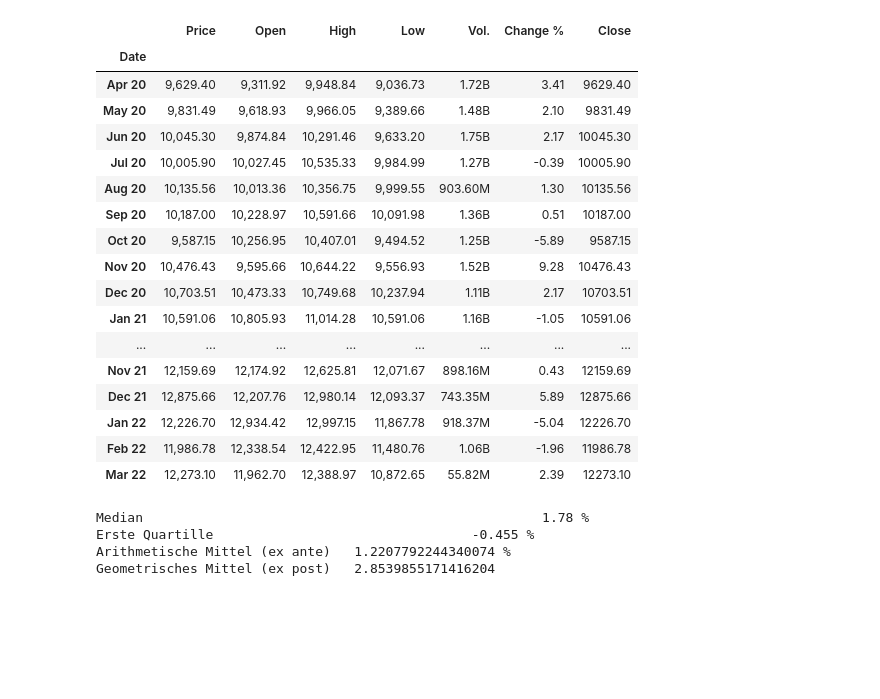
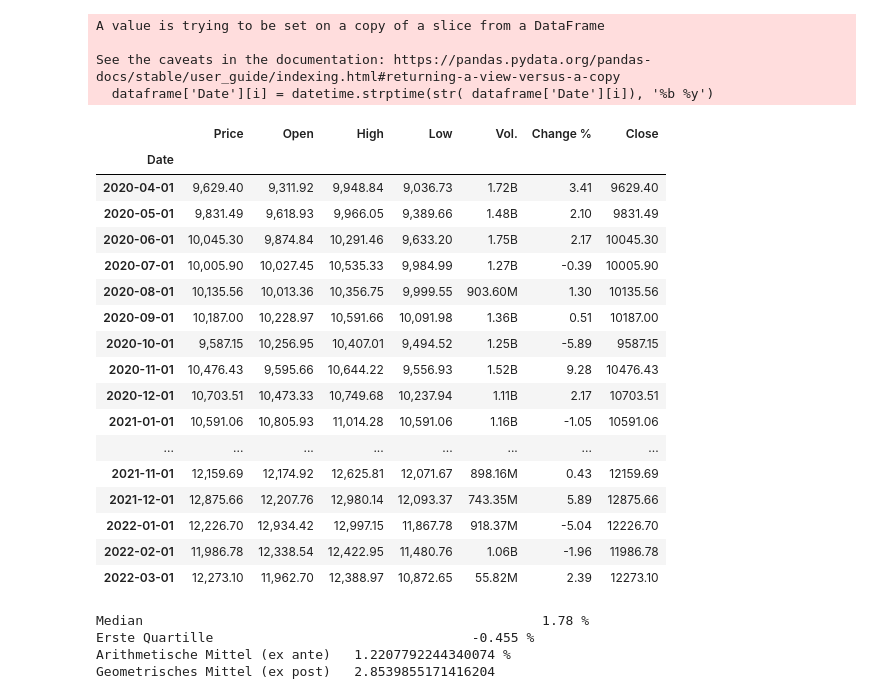
Before and after one commit to TobiasFatzer/STAT_Abgabe, a Jupyter notebook: STAT.ipynb, the cells around one changed output. Cells and saved outputs as stored; diff of their text form; code cells hidden in the pictures; blank space fills up the shorter version.

```diff
--- a/STAT.ipynb
+++ b/STAT.ipynb
@@ -8,10 +11,16 @@ import matplotlib.pyplot as plt #Import matplotlip
 #answer = input("Would you like stored or fresh data? (stored, fresh)")
 answer = 'stored'
 if(answer == 'stored'):
-    dataframe = pd.read_csv(os.path.dirname(os.path.realpath('SMI_Historical_Data.csv')) + '/SMI_Historical_Data.csv',   index_col=0)
+    dataframe = pd.read_csv(os.path.dirname(os.path.realpath('SMI_Historical_Data.csv')) + '/SMI_Historical_Data.csv')
     dataframe['Close'] = dataframe['Price'].str.replace(',','').astype(float)
     dataframe['Change %'] = dataframe['Change %'].str.replace('%','').astype(float)
     dataframe = dataframe.iloc[::-1]
+    for i in range(0, len(dataframe.index)):
+        dataframe['Date'][i] = datetime.strptime(str( dataframe['Date'][i]), '%b %y')
+    dataframe.index = dataframe['Date']
+    dataframe.drop('Date', axis=1, inplace=True)
+
+    #dataframe.index = pd.to_datetime(datetime.strptime(str(dataframe.index), '%M%Y'))
 
 
 if(answer == 'fresh'):
@@ -25,21 +51,25 @@ dataframe
+A value is trying to be set on a copy of a slice from a DataFrame
+
+See the caveats in the documentation: https://pandas.pydata.org/pandas-docs/stable/user_guide/indexing.html#returning-a-view-versus-a-copy
+  dataframe['Date'][i] = datetime.strptime(str( dataframe['Date'][i]), '%b %y')
 |  | Price | Open | High | Low | Vol. | Change % | Close |
 | Date |  |  |  |  |  |  |  |
-| Apr 20 | 9,629.40 | 9,311.92 | 9,948.84 | 9,036.73 | 1.72B | 3.41 | 9629.40 |
-| May 20 | 9,831.49 | 9,618.93 | 9,966.05 | 9,389.66 | 1.48B | 2.10 | 9831.49 |
-| Jun 20 | 10,045.30 | 9,874.84 | 10,291.46 | 9,633.20 | 1.75B | 2.17 | 10045.30 |
-| Jul 20 | 10,005.90 | 10,027.45 | 10,535.33 | 9,984.99 | 1.27B | -0.39 | 10005.90 |
-| Aug 20 | 10,135.56 | 10,013.36 | 10,356.75 | 9,999.55 | 903.60M | 1.30 | 10135.56 |
-| Sep 20 | 10,187.00 | 10,228.97 | 10,591.66 | 10,091.98 | 1.36B | 0.51 | 10187.00 |
-| Oct 20 | 9,587.15 | 10,256.95 | 10,407.01 | 9,494.52 | 1.25B | -5.89 | 9587.15 |
-| Nov 20 | 10,476.43 | 9,595.66 | 10,644.22 | 9,556.93 | 1.52B | 9.28 | 10476.43 |
-| Dec 20 | 10,703.51 | 10,473.33 | 10,749.68 | 10,237.94 | 1.11B | 2.17 | 10703.51 |
-| Jan 21 | 10,591.06 | 10,805.93 | 11,014.28 | 10,591.06 | 1.16B | -1.05 | 10591.06 |
+| 2020-04-01 | 9,629.40 | 9,311.92 | 9,948.84 | 9,036.73 | 1.72B | 3.41 | 9629.40 |
+| 2020-05-01 | 9,831.49 | 9,618.93 | 9,966.05 | 9,389.66 | 1.48B | 2.10 | 9831.49 |
+| 2020-06-01 | 10,045.30 | 9,874.84 | 10,291.46 | 9,633.20 | 1.75B | 2.17 | 10045.30 |
+| 2020-07-01 | 10,005.90 | 10,027.45 | 10,535.33 | 9,984.99 | 1.27B | -0.39 | 10005.90 |
+| 2020-08-01 | 10,135.56 | 10,013.36 | 10,356.75 | 9,999.55 | 903.60M | 1.30 | 10135.56 |
+| 2020-09-01 | 10,187.00 | 10,228.97 | 10,591.66 | 10,091.98 | 1.36B | 0.51 | 10187.00 |
+| 2020-10-01 | 9,587.15 | 10,256.95 | 10,407.01 | 9,494.52 | 1.25B | -5.89 | 9587.15 |
+| 2020-11-01 | 10,476.43 | 9,595.66 | 10,644.22 | 9,556.93 | 1.52B | 9.28 | 10476.43 |
+| 2020-12-01 | 10,703.51 | 10,473.33 | 10,749.68 | 10,237.94 | 1.11B | 2.17 | 10703.51 |
+| 2021-01-01 | 10,591.06 | 10,805.93 | 11,014.28 | 10,591.06 | 1.16B | -1.05 | 10591.06 |
 | ... | ... | ... | ... | ... | ... | ... | ... |
-| Nov 21 | 12,159.69 | 12,174.92 | 12,625.81 | 12,071.67 | 898.16M | 0.43 | 12159.69 |
-| Dec 21 | 12,875.66 | 12,207.76 | 12,980.14 | 12,093.37 | 743.35M | 5.89 | 12875.66 |
-| Jan 22 | 12,226.70 | 12,934.42 | 12,997.15 | 11,867.78 | 918.37M | -5.04 | 12226.70 |
-| Feb 22 | 11,986.78 | 12,338.54 | 12,422.95 | 11,480.76 | 1.06B | -1.96 | 11986.78 |
-| Mar 22 | 12,273.10 | 11,962.70 | 12,388.97 | 10,872.65 | 55.82M | 2.39 | 12273.10 |
+| 2021-11-01 | 12,159.69 | 12,174.92 | 12,625.81 | 12,071.67 | 898.16M | 0.43 | 12159.69 |
+| 2021-12-01 | 12,875.66 | 12,207.76 | 12,980.14 | 12,093.37 | 743.35M | 5.89 | 12875.66 |
+| 2022-01-01 | 12,226.70 | 12,934.42 | 12,997.15 | 11,867.78 | 918.37M | -5.04 | 12226.70 |
+| 2022-02-01 | 11,986.78 | 12,338.54 | 12,422.95 | 11,480.76 | 1.06B | -1.96 | 11986.78 |
+| 2022-03-01 | 12,273.10 | 11,962.70 | 12,388.97 | 10,872.65 | 55.82M | 2.39 | 12273.10 |
 # %%
 
 #Create Dataframe in pandas
```
Also changed, not shown: parts of 5 cells of this notebook.
